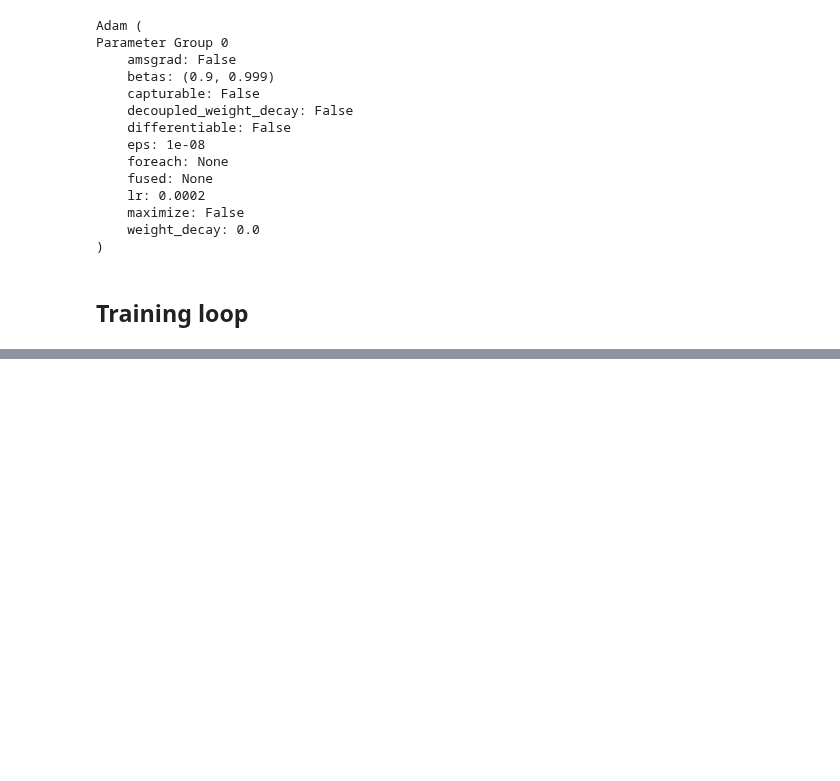
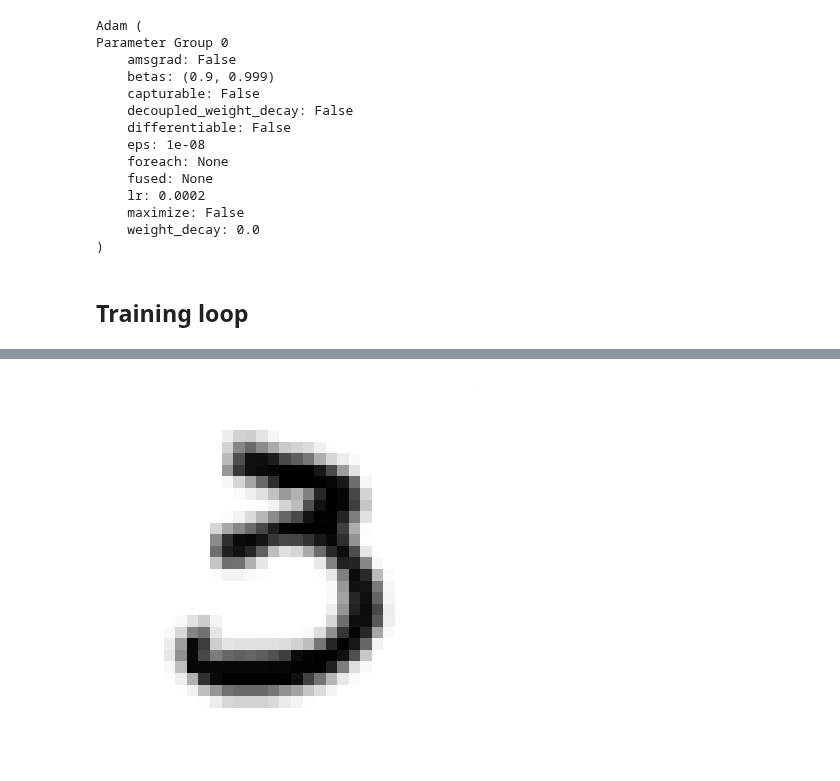
Before and after one commit to PyML-studio/diffusion, a Jupyter notebook: ddpm_from_scratch/ddpm_from_scratch.ipynb, the cells around one changed output, grey strips where cells are left out. Drawn from its saved outputs; the diff is of its cells as text; code cells hidden in the pictures; blank space fills up the shorter version.

Commit message:
DDPM training: new function to generate samples

```diff
--- a/ddpm_from_scratch/ddpm_from_scratch.ipynb
+++ b/ddpm_from_scratch/ddpm_from_scratch.ipynb
@@ -50,7 +50,7 @@ class DiffusionProcess():
         """
         Forward diffusion process.
         Returns:
-            x_t: Noisy image at timestep t.
+            xt: Noisy image at timestep t.
             noise: Noise added to the original image.
         """
         noise = torch.randn_like(x_start)
@@ -58,13 +58,13 @@ class DiffusionProcess():
         # t shape: (B,)
         sqrt_alpha_bar = self.sqrt_alpha_bars[t].view(-1, 1, 1, 1)
         sqrt_one_minus_alpha_bar = self.sqrt_one_minus_alpha_bars[t].view(-1, 1, 1, 1)
-        x_t = sqrt_alpha_bar * x_start + sqrt_one_minus_alpha_bar * noise
+        xt = sqrt_alpha_bar * x_start + sqrt_one_minus_alpha_bar * noise
 
-        return x_t, noise
+        return xt, noise
 
     def sample_prev_timestep(
             self,
-            x_t: torch.Tensor,
+            xt: torch.Tensor,
             noise_pred: torch.Tensor,
             t: torch.Tensor,  # t shape: (B,)
         ):
@@ -80,7 +80,7 @@ class DiffusionProcess():
 
         # mean of x_t-1
         term = noise_pred * one_minus_alpha_t / sqrt_one_minus_alpha_bar_t
-        mean = (x_t - term) / sqrt_alpha_t
+        mean = (xt - term) / sqrt_alpha_t
 
         if (t == 0).all():
             return mean
@@ -1014,0 +1015,40 @@ Saved checkpoint: ./checkpoints/model_epoch_46.pt
+# %%
+def generate(
+        model,
+        diffusion_process,
+        device,
+        output_size=(1, 28, 28)
+    ):
+    model.eval()
+    xt = torch.randn(output_size).unsqueeze(0).to(device)
+
+    for t in reversed(range(diffusion_process.num_timesteps)):
+        with torch.no_grad():
+            t_batch = torch.full(
+                (xt.size(0),), t,
+                device=xt.device, dtype=torch.long
+            )
+            noise_pred = model(xt, t_batch)
+
+        xt = diffusion_process.sample_prev_timestep(
+            xt, noise_pred, t_batch
+        )
+
+    xt = torch.clamp(xt, -1., 1.).detach().cpu()
+    xt = (xt + 1) / 2
+    return xt
+
+
+generated_image = generate(
+    unet, diffusion,
+    device,
+    output_size=(1, 32, 32)
+)
+plt.imshow(
+    generated_image[0].cpu().permute(1, 2, 0).numpy(),
+    cmap='gray_r'
+)
+plt.axis('off')
+plt.show()
+# %% [output]
+[figure, added]
```
Also changed, not shown: parts of 1 cell of this notebook.
